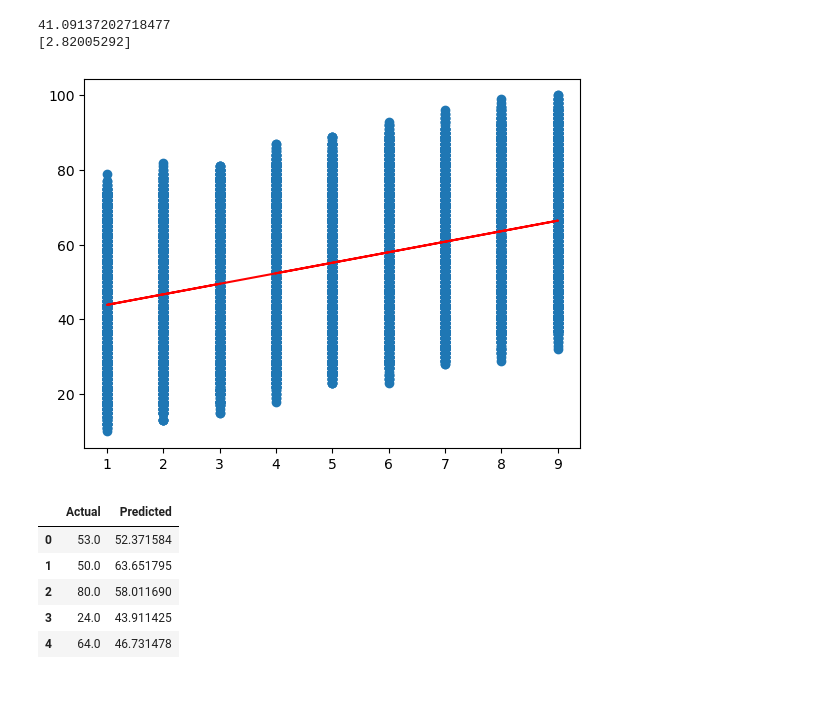
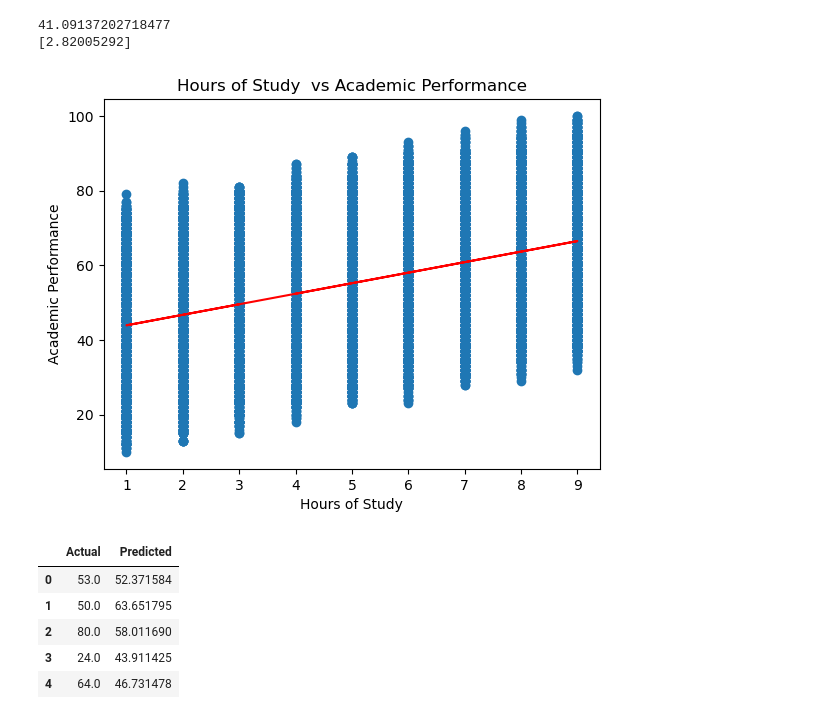
Before and after one commit to burnsjohn1/CCT-Dublin-Machine-Learning-CA1, a Jupyter notebook: CA1-Machine Learning.ipynb, the cells around one changed output. Drawn from its saved outputs; the diff is of its cells as text; code cells hidden in the pictures; blank space fills up the shorter version.

```diff
--- a/CA1-Machine Learning.ipynb
+++ b/CA1-Machine Learning.ipynb
@@ -764,11 +655,14 @@ y_pred = lr.predict(X_test)
 # y_pred
 # %%
 # Show the plotted values
+plt.title('Hours of Study  vs Academic Performance')
+plt.ylabel('Academic Performance')
+plt.xlabel('Hours of Study')
 plt.scatter(X_train, y_train)
 plt.plot(X_test, y_pred, color='red')
 plt.show()
 # %% [output]
-[figure, old version]
+[figure, new version]
 # %%
 # Display the test and predicted values
 df = pd.DataFrame({'Actual': y_test, 'Predicted': y_pred})
```
Also changed, not shown: parts of 39 cells of this notebook.
